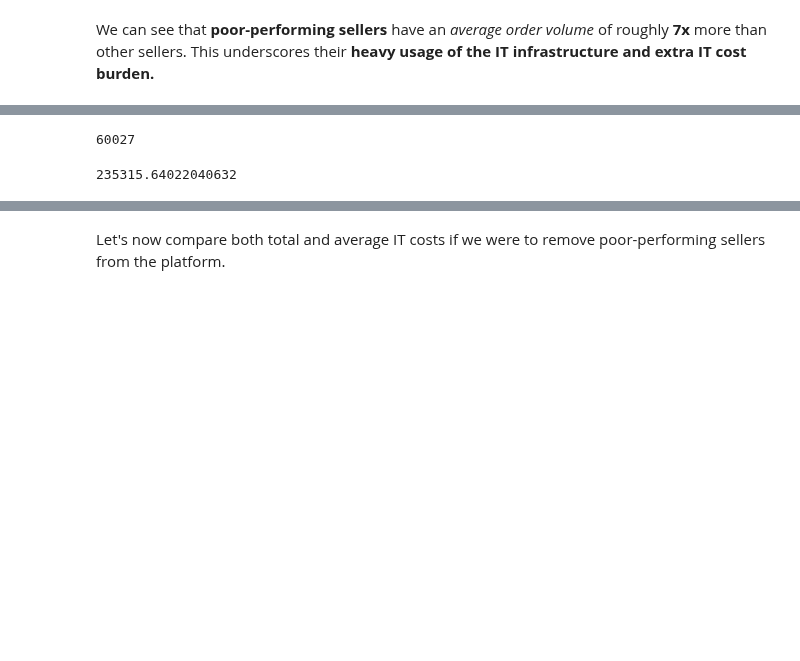
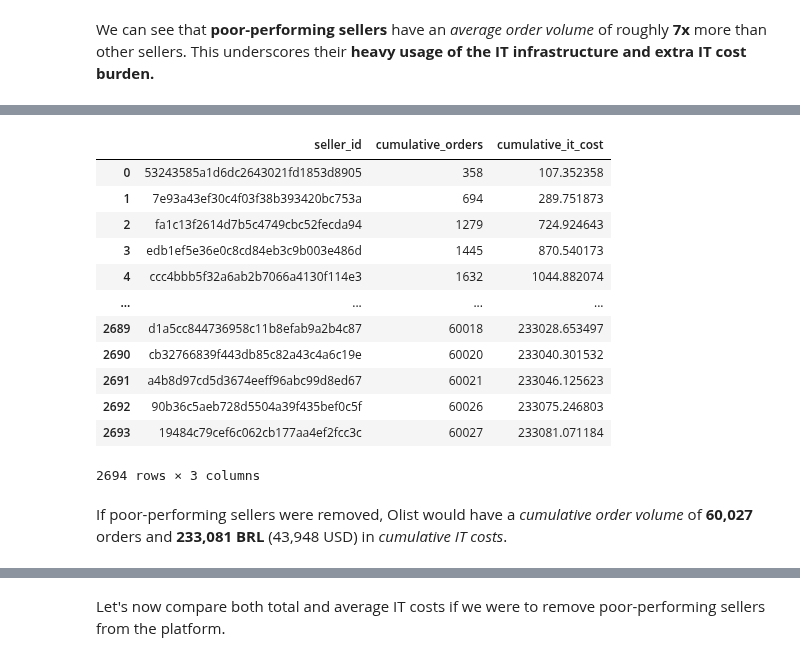
Before and after one commit to phlln/olist-analysis, a Jupyter notebook: notebooks/CEO Recommendations.ipynb, the cells around one changed output, grey strips where cells are left out. Drawn from its saved outputs; the diff is of its cells as text; code cells hidden in the pictures; blank space fills up the shorter version.

```diff
--- a/notebooks/CEO Recommendations.ipynb
+++ b/notebooks/CEO Recommendations.ipynb
@@ -548,14 +564,22 @@ We can easily calculate what the cumulative IT costs without poor performers by
 # %%
-# The cumulative number of orders on the platform with poor performers removed
-n_orders_good = sellers[sellers.impact == 'positive']['n_orders'].cumsum().iloc[-1]
+# Data frame of cumulative IT costs and order volume with poor performers removed
+sellers[sellers.impact == 'positive'][['seller_id','cumulative_orders','cumulative_it_cost']]
 # %% [output]
+|  | seller_id | cumulative_orders | cumulative_it_cost |
+| 0 | 53243585a1d6dc2643021fd1853d8905 | 358 | 107.352358 |
+| 1 | 7e93a43ef30c4f03f38b393420bc753a | 694 | 289.751873 |
+| 2 | fa1c13f2614d7b5c4749cbc52fecda94 | 1279 | 724.924643 |
+| 3 | edb1ef5e36e0c8cd84eb3c9b003e486d | 1445 | 870.540173 |
+| 4 | ccc4bbb5f32a6ab2b7066a4130f114e3 | 1632 | 1044.882074 |
+| ... | ... | ... | ... |
+| 2689 | d1a5cc844736958c11b8efab9a2b4c87 | 60018 | 233028.653497 |
+| 2690 | cb32766839f443db85c82a43c4a6c19e | 60020 | 233040.301532 |
+| 2691 | a4b8d97cd5d3674eeff96abc99d8ed67 | 60021 | 233046.125623 |
+| 2692 | 90b36c5aeb728d5504a39f435bef0c5f | 60026 | 233075.246803 |
+| 2693 | 19484c79cef6c062cb177aa4ef2fcc3c | 60027 | 233081.071184 |
-60027
+2694 rows × 3 columns
-# %%
-# Total cumulative IT cost with only 'good' sellers
-total_it_cost_good = 0.024*(2/3)*((n_orders_good)**1.5)
-total_it_cost_good
-# %% [output]
-235315.64022040632
+# %% [markdown]
+If poor-performing sellers were removed, Olist would have a *cumulative order volume* of **60,027** orders and **233,081 BRL** (43,948 USD) in *cumulative IT costs*.
 # %%
 # Average IT cost per order with poor performers removed
 it_cost_post_removal / order_vol_df.iloc[0]
```
Also changed, not shown: parts of 29 cells of this notebook, 2 other files.
